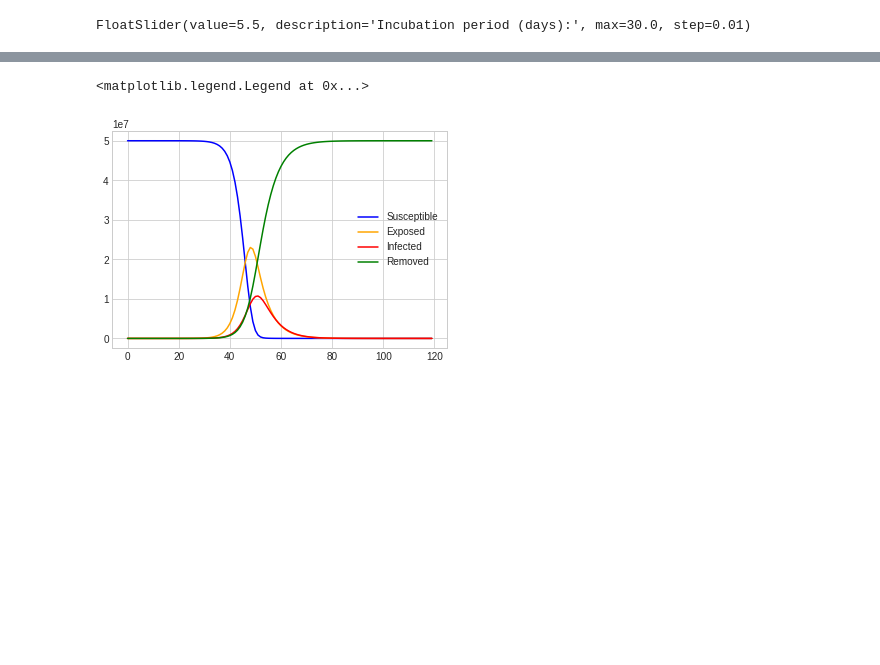
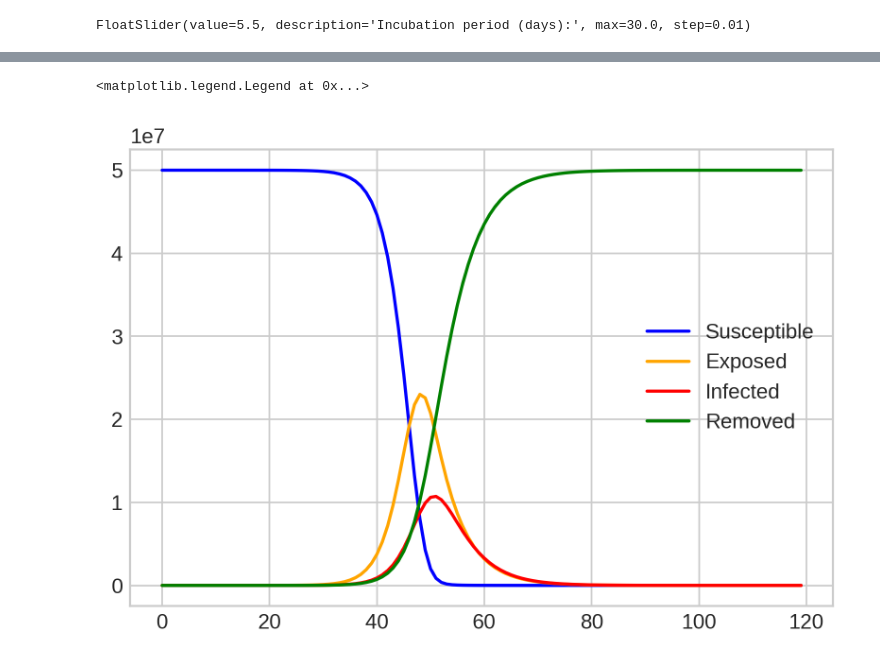
Before and after one commit to kerren/lock-down-seir-model, a Jupyter notebook: COVID-19.ipynb, the cells around one changed output, grey strips where cells are left out. Cells and saved outputs as stored; diff of their text form; code cells hidden in the pictures; blank space fills up the shorter version.

Commit message:
made the images higher quality

```diff
--- a/COVID-19.ipynb
+++ b/COVID-19.ipynb
@@ -114,14 +114,14 @@ for i in t:
     I_vec[t_curr] = I(t_prev) + dI(t_prev)
     R_vec[t_curr] = R(t_prev) + dR(t_prev)
 # %%
-fig = plt.figure()
+fig = plt.figure(dpi=320)
 ax = plt.axes()
 
 ax.plot(t, S_vec, color='blue')
 ax.plot(t, E_vec, color='orange')
 ax.plot(t, I_vec, color='red')
 ax.plot(t, R_vec, color='green')
 ax.legend(['Susceptible', 'Exposed', 'Infected', 'Removed'])
 # %% [output]
 <matplotlib.legend.Legend at 0x...>
-[figure, old version]
+[figure, new version]
```
Also changed, not shown: 6 other files.
